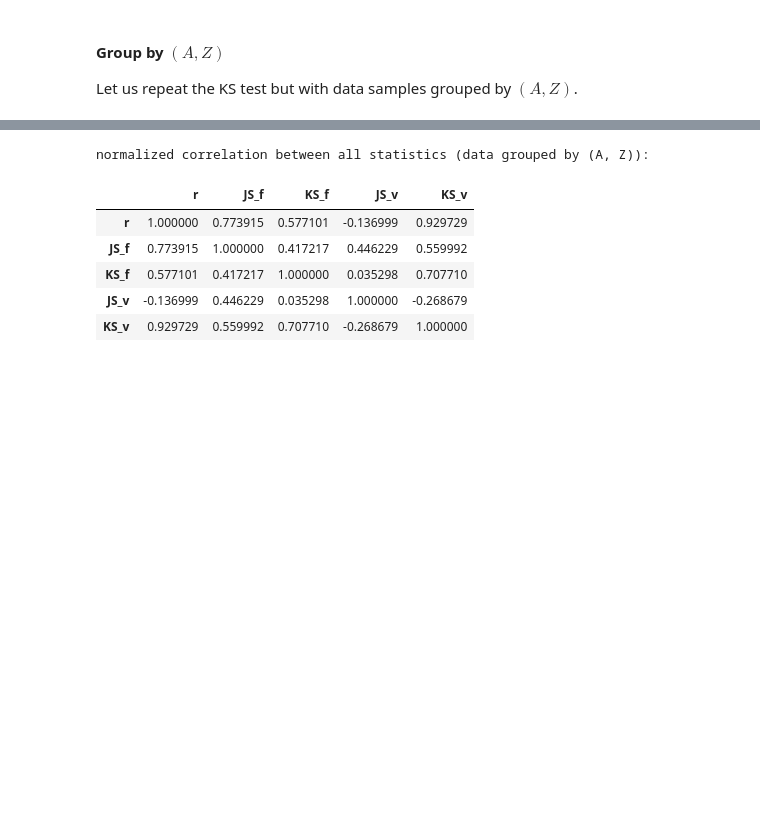
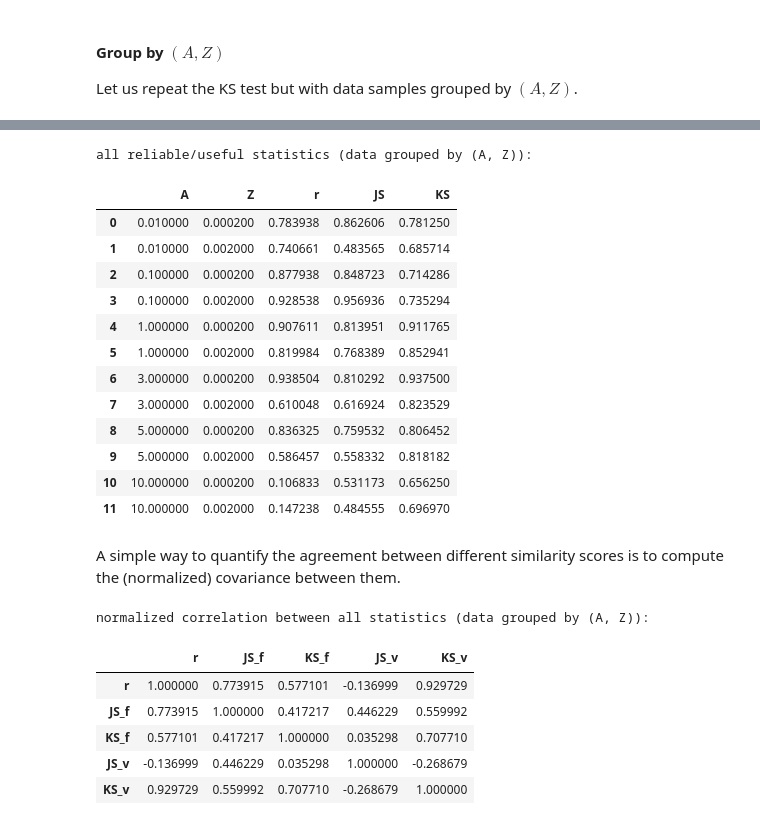
Before and after one commit to marco-giunta/compastro, a Jupyter notebook: delay ripulito.ipynb, the cells around one changed output, grey strips where cells are left out. Saved outputs shown, nothing was run; the diff lists cells and outputs as text; code cells hidden in the pictures; blank space fills up the shorter version.

```diff
--- a/delay ripulito.ipynb
+++ b/delay ripulito.ipynb
@@ -1435,2 +1484,23 @@ all statistics (data grouped by (A, Z)):
+# %%
+print('all reliable/useful statistics (data grouped by (A, Z)):')
+mini_all_stat_df_AZ = all_stat_df_AZ.copy().drop(['JS_v', 'KS_v'], axis = 1).rename({'JS_f':'JS', 'KS_f':'KS'}, axis = 1)
+mini_all_stat_df_AZ.style.background_gradient(cmap = rg_cmap, vmin = 0, vmax = 1, subset = ['r', 'JS', 'KS'])
+# %% [output]
+all reliable/useful statistics (data grouped by (A, Z)):
+|  | A | Z | r | JS | KS |
+| 0 | 0.010000 | 0.000200 | 0.783938 | 0.862606 | 0.781250 |
+| 1 | 0.010000 | 0.002000 | 0.740661 | 0.483565 | 0.685714 |
+| 2 | 0.100000 | 0.000200 | 0.877938 | 0.848723 | 0.714286 |
+| 3 | 0.100000 | 0.002000 | 0.928538 | 0.956936 | 0.735294 |
+| 4 | 1.000000 | 0.000200 | 0.907611 | 0.813951 | 0.911765 |
+| 5 | 1.000000 | 0.002000 | 0.819984 | 0.768389 | 0.852941 |
+| 6 | 3.000000 | 0.000200 | 0.938504 | 0.810292 | 0.937500 |
+| 7 | 3.000000 | 0.002000 | 0.610048 | 0.616924 | 0.823529 |
+| 8 | 5.000000 | 0.000200 | 0.836325 | 0.759532 | 0.806452 |
+| 9 | 5.000000 | 0.002000 | 0.586457 | 0.558332 | 0.818182 |
+| 10 | 10.000000 | 0.000200 | 0.106833 | 0.531173 | 0.656250 |
+| 11 | 10.000000 | 0.002000 | 0.147238 | 0.484555 | 0.696970 |
+# %% [markdown]
+A simple way to quantify the agreement between different similarity scores is to compute the (normalized) covariance between them.
 # %%
 print('normalized correlation between all statistics (data grouped by (A, Z)):')
```
Also changed, not shown: parts of 45 cells of this notebook.
